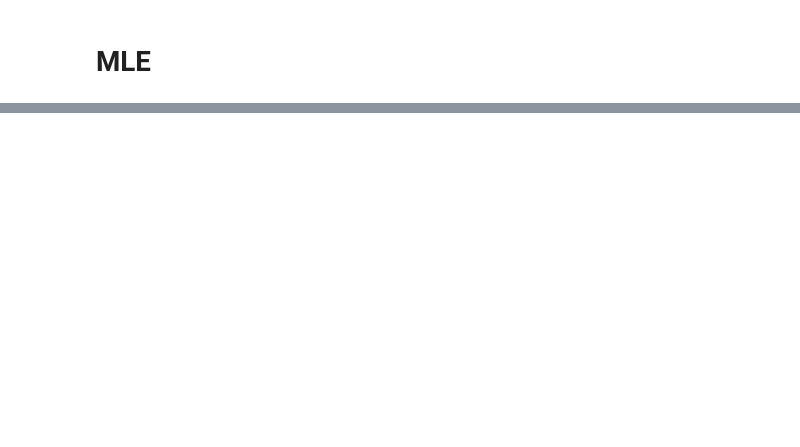
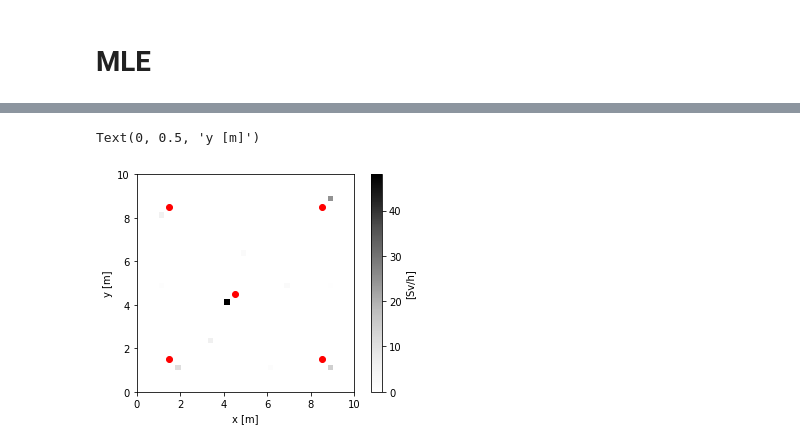
Before and after one commit to moeuu/Radiation_distribution_machine_learning, a Jupyter notebook: notebook/estimation_5.ipynb, the cells around one changed output, grey strips where cells are left out. Drawn from its saved outputs; the diff is of its cells as text; code cells hidden in the pictures; blank space fills up the shorter version.

```diff
--- a/notebook/estimation_5.ipynb
+++ b/notebook/estimation_5.ipynb
@@ -143,0 +275,33 @@ NameError: name 'rad' is not defined
+# %%
+q_grid_new = np.zeros((50, 50))
+
+q_grid_new[5:45,5:45] = q_grid
+q_grid_copy = q_grid_new.copy()
+
+for i in range(5,45):
+    for j in range(5,45):
+        sub_grid = q_grid_new[i-5:i+5,j-5:j+5]
+        max_index = np.unravel_index(np.argmax(sub_grid), sub_grid.shape)
+        if q_grid_new[i][j] == sub_grid[max_index[0]][max_index[1]]:
+            q_grid_new[i][j] += np.sum(sub_grid)
+
+for i in range(50):
+    for j in range(50):
+        q_grid_new[i][j] -= q_grid_copy[i][j]
+
+restored_grid = q_grid_new[5:45, 5:45]
+
+        # Plot the heatmap using imshow with extent specified
+plt.imshow(restored_grid, origin='lower', cmap='Greys',extent=[0, 10, 0, 10])
+plt.colorbar(label='[Sv/h]')  # Add a colorbar to show the scale
+
+
+for l in correct_list:
+    plt.scatter(l[0],l[1], color='red', label='Red Point')
+
+# Add labels and title
+plt.xlabel('x [m]')
+plt.ylabel('y [m]')
+# %% [output]
+Text(0, 0.5, 'y [m]')
+[figure, added]
```
Also changed, not shown: parts of 27 cells of this notebook, 1 other file.
